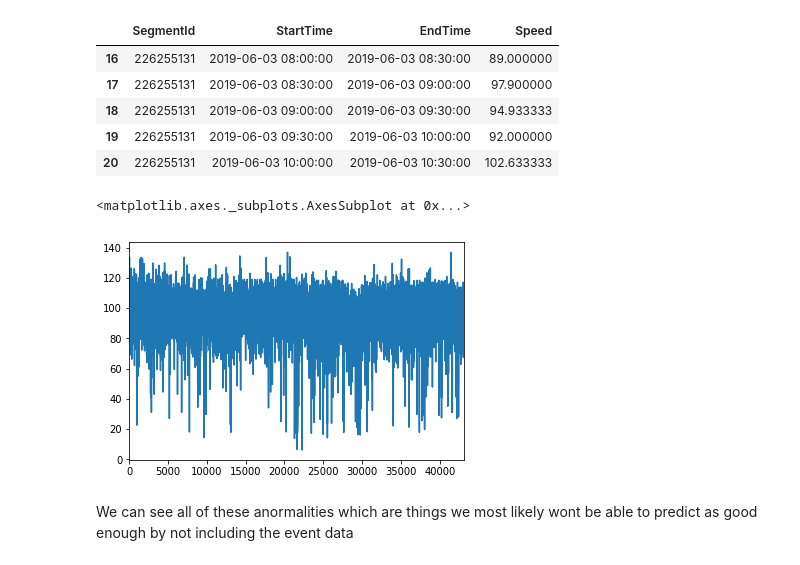
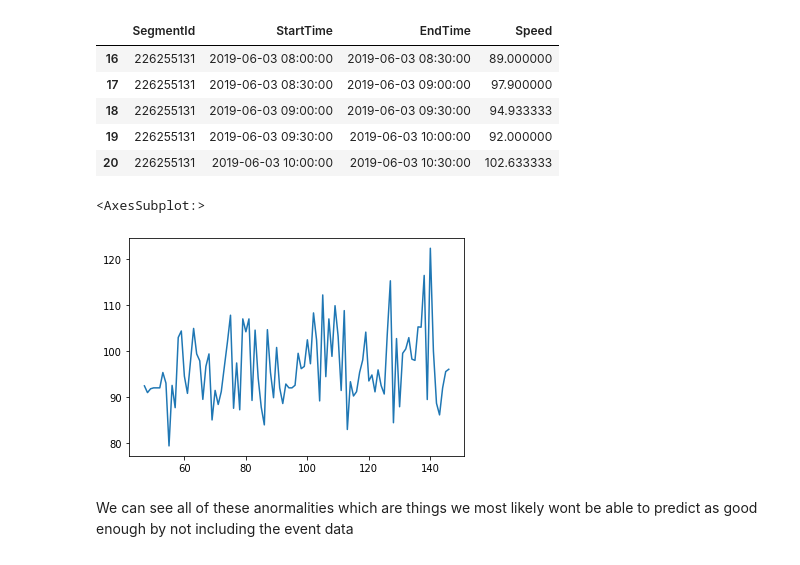
Before and after one commit to andrehoejmark/AVG-Speed-Prediction-of-cars-based-on-road-events, a Jupyter notebook: Prediction of AVG Speed.ipynb, the cells around one changed output. Drawn from its saved outputs; the diff is of its cells as text; code cells hidden in the pictures.

Commit message:
Results from running on a single segment
The results aren't perfect will try to do them with Day of Year and hour of day as separate columns. Maybe even use the 5min dataset as well

```diff
--- a/Prediction of AVG Speed.ipynb
+++ b/Prediction of AVG Speed.ipynb
@@ -19,2 +21,4 @@ tf.__version__
 # %%
 segment_speeds = pd.read_csv("data/segment data/226255131.csv", sep=";")
+# %%
+segment_speeds = segment_speeds[48:]
@@ -30,2 +53,2 @@ segment_speeds.head(5)
-# %%
-segment_speeds.dropna(inplace=True)
+# %%
+segment_speeds = segment_speeds.interpolate(method='linear', limit_direction='forward', axis=0)
@@ -39,7 +66,7 @@ segment_speeds.head(5)
 | 19 | 226255131 | 2019-06-03 09:30:00 | 2019-06-03 10:00:00 | 92.000000 |
 | 20 | 226255131 | 2019-06-03 10:00:00 | 2019-06-03 10:30:00 | 102.633333 |
 # %%
-segment_speeds['Speed'].plot()
+segment_speeds['Speed'][0:100].plot()
 # %% [output]
-<matplotlib.axes._subplots.AxesSubplot at 0x...>
+<AxesSubplot:>
-[figure, old version]
+[figure, new version]
```
Also changed, not shown: parts of 16 cells of this notebook, 8 other files.
